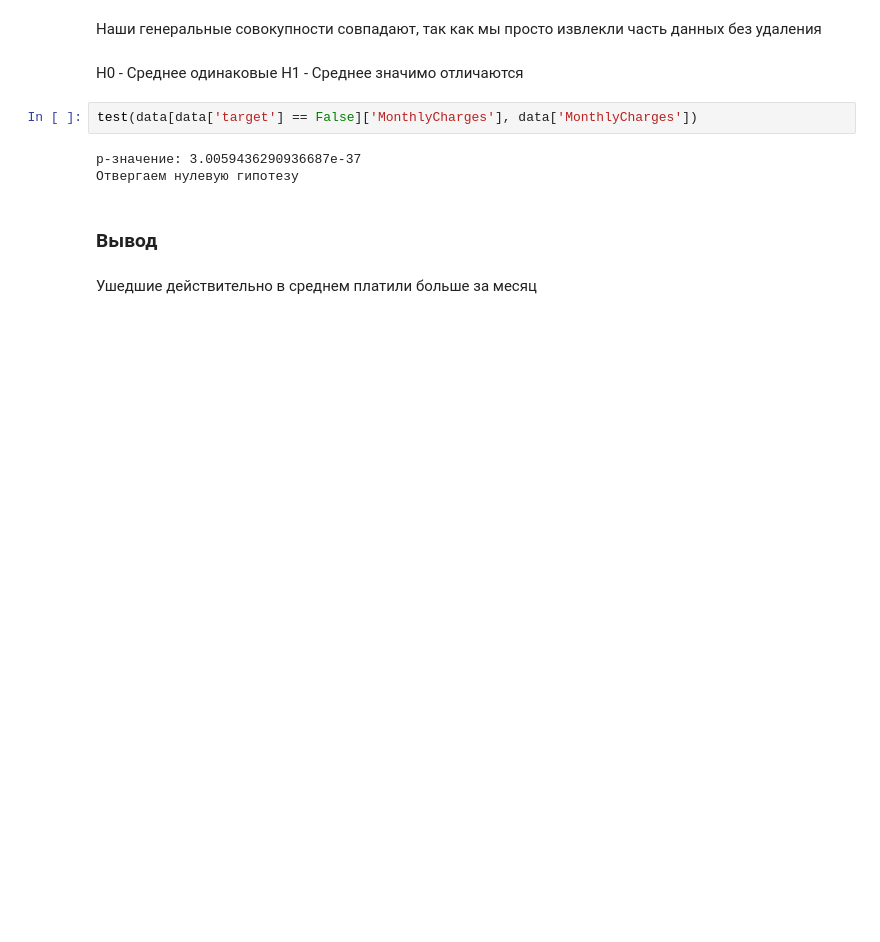
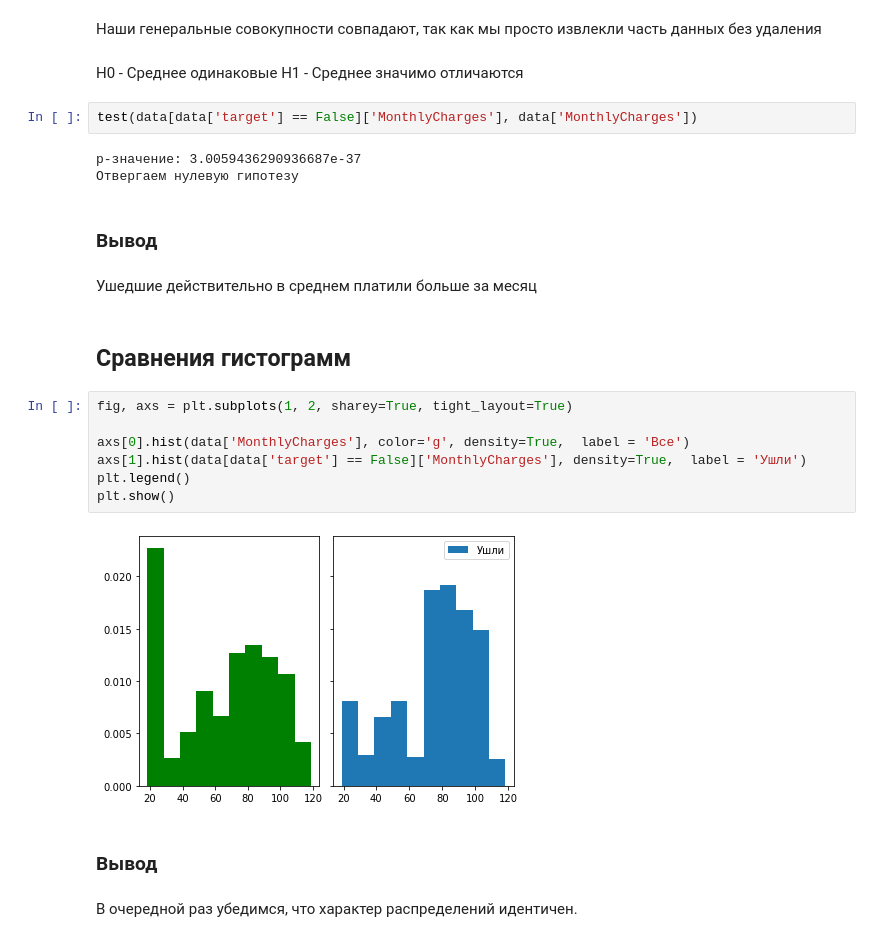
Before and after one commit to Chularev/study_cv, a Jupyter notebook: addition_task.ipynb, the cells around one changed output. Cells and saved outputs as stored; diff of their text form; blank space fills up the shorter version.

```diff
--- a/addition_task.ipynb
+++ b/addition_task.ipynb
@@ -791,3 +791,18 @@ p-значение: 3.0059436290936687e-37
 ### Вывод
 # %% [markdown]
 Ушедшие действительно в среднем платили больше за месяц
+# %% [markdown]
+## Сравнения гистограмм
+# %%
+fig, axs = plt.subplots(1, 2, sharey=True, tight_layout=True)
+
+axs[0].hist(data['MonthlyCharges'], color='g', density=True,  label = 'Все')
+axs[1].hist(data[data['target'] == False]['MonthlyCharges'], density=True,  label = 'Ушли')
+plt.legend()
+plt.show()
+# %% [output]
+[figure, added]
+# %% [markdown]
+### Вывод
+# %% [markdown]
+В очередной раз убедимся, что характер распределений идентичен.
```
Also changed, not shown: parts of 1 cell of this notebook.
